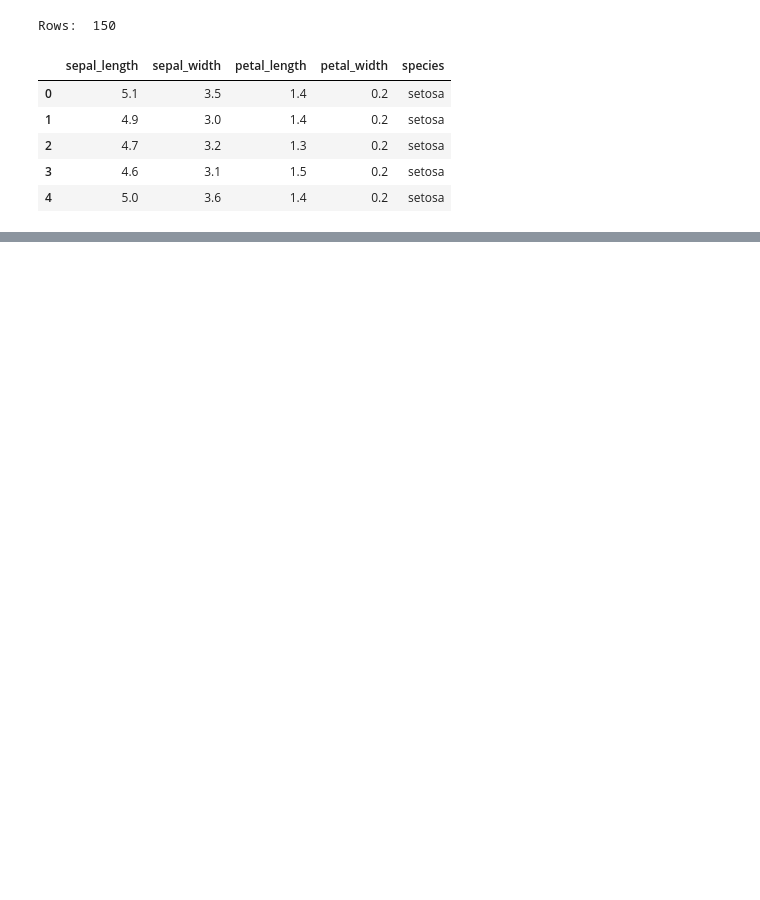
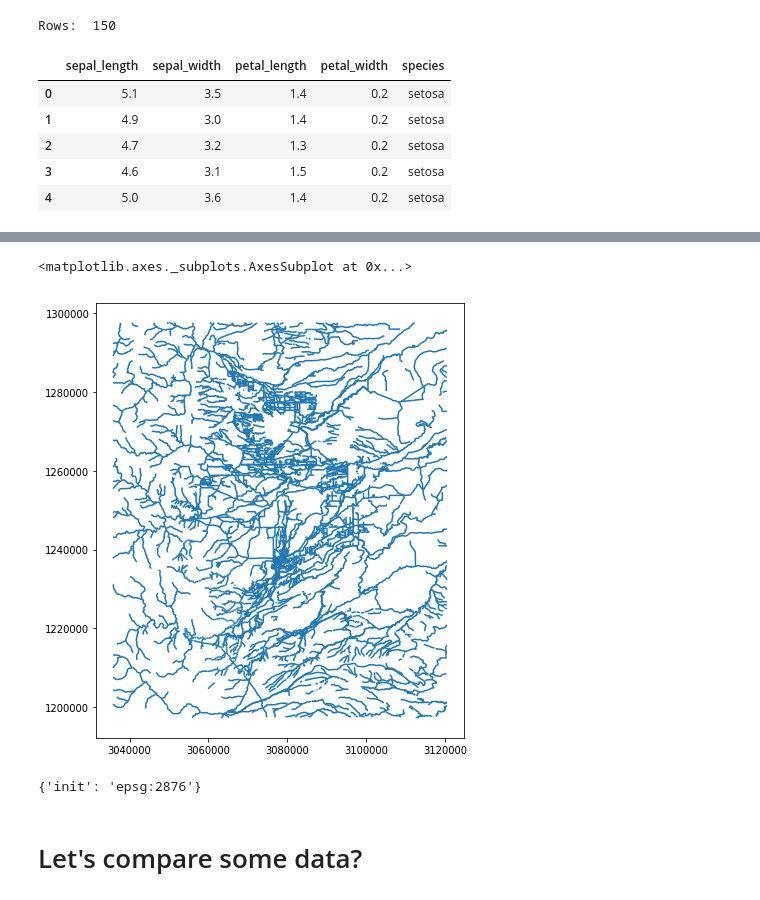
Before and after one commit to maptime/boulder, a Jupyter notebook: geopandas/01 - GeoPandas Introduction.ipynb, the cells around one changed output, grey strips where cells are left out. Drawn from its saved outputs; the diff is of its cells as text; code cells hidden in the pictures; blank space fills up the shorter version.

```diff
--- a/geopandas/01 - GeoPandas Introduction.ipynb
+++ b/geopandas/01 - GeoPandas Introduction.ipynb
@@ -71,0 +98,4 @@ geoplot.choropleth(df, hue='gdp_pp', cmap='Blues', figsize=(8, 4));
+# %%
+df = gpd.read_file('data/HydrologyLine.shp')
+df.columns = ['layer','length','geometry']
+df.head()
@@ -71,0 +109,9 @@ geoplot.choropleth(df, hue='gdp_pp', cmap='Blues', figsize=(8, 4));
+# %%
+df.plot(figsize=(15,8))
+# %% [output]
+<matplotlib.axes._subplots.AxesSubplot at 0x...>
+[figure, added]
+# %%
+df.crs
+# %% [output]
+{'init': 'epsg:2876'}
@@ -71,0 +120,2 @@ geoplot.choropleth(df, hue='gdp_pp', cmap='Blues', figsize=(8, 4));
+# %% [markdown]
+# Let's compare some data?
```
Also changed, not shown: parts of 37 cells of this notebook, 4 other files.
